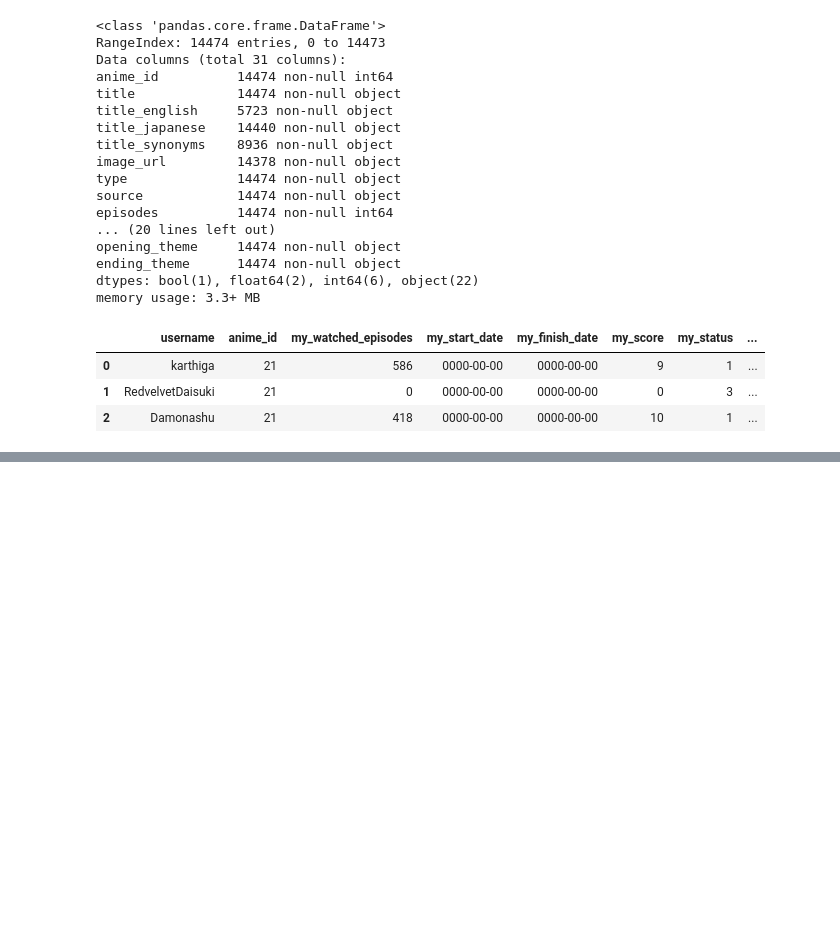
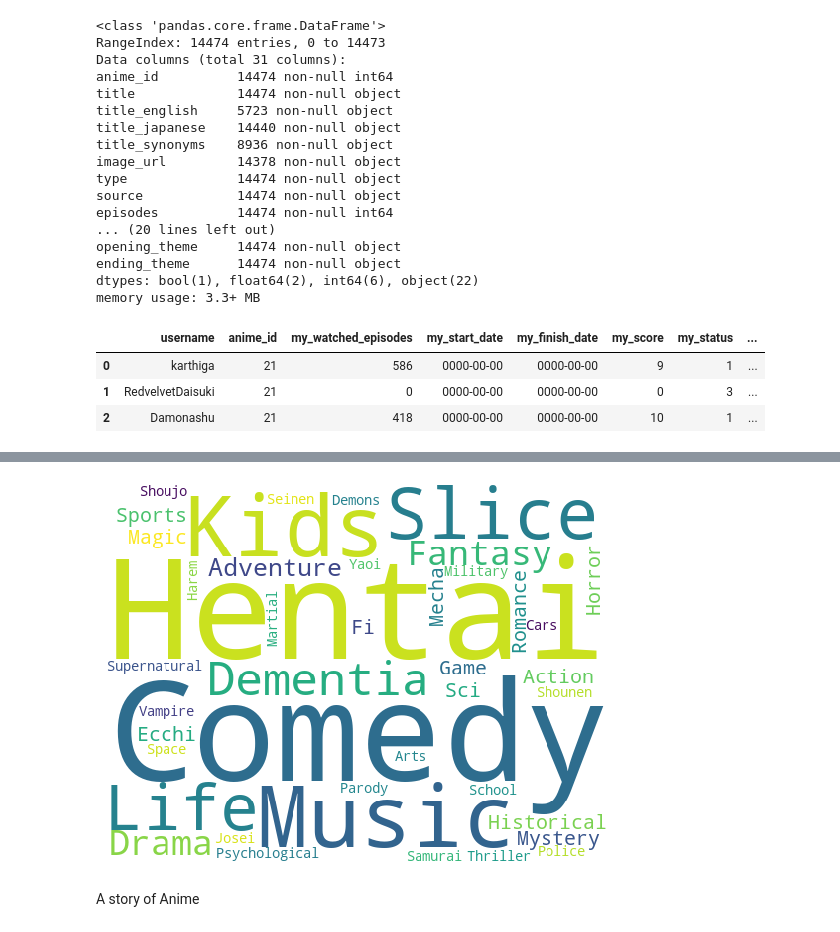
Before and after one commit to LenRenko/ML_Anime_Analyse, a Jupyter notebook: Anime_Analysis.ipynb, the cells around one changed output, grey strips where cells are left out. Saved outputs shown, nothing was run; the diff lists cells and outputs as text; code cells hidden in the pictures; blank space fills up the shorter version.

Commit message:
update anime analysis

```diff
--- a/Anime_Analysis.ipynb
+++ b/Anime_Analysis.ipynb
@@ -73,0 +78,7 @@ df_lists.head(3)
+# %%
+anime = df_anime[df_anime.genre.notnull()][['anime_id', 'title', 'type',
+                                            'source', 'score', 'scored_by', 'rank', 'popularity', 'genre']]
+users = df_users[df_users.gender.isin(['Female', 'Male'])][[
+    'username', 'gender', 'user_completed', 'user_days_spent_watching', 'birth_date']]
+ulist = df_lists[df_lists.my_status.isin([1, 2]) & df_lists.anime_id.notnull()][[
+    'username', 'anime_id', 'my_score']]
@@ -73,0 +102,11 @@ df_lists.head(3)
+# %%
+genres = anime.genre
+
+a_genre = []
+genre_split = []
+
+for i in genres.index:
+    for j in genres[i].split(', '):
+        genre_split.append(j)
+        if j not in a_genre:
+            a_genre.append(j)
@@ -73,0 +131,6 @@ df_lists.head(3)
+# %%
+mono_genre = []
+for i in genres.index:
+    mono_genre.append(genres[i].split(", ")[0])
+
+a_mono_genre = pd.Series(mono_genre).value_counts()
@@ -73,0 +154,22 @@ df_lists.head(3)
+# %%
+one_label_genre = []
+for i in genres.index:
+    if len(genres[i].split(', ')) == 1:
+        one_label_genre.append(genres[i])
+# %%
+a_onelab_count = pd.Series(one_label_genre).value_counts()
+
+plt.subplots(figsize=(14,7))
+wc = WordCloud(
+    background_color='white',
+    width=512,
+    height=384,
+
+).generate(" ".join(a_onelab_count.index.tolist()))
+plt.imshow(wc)
+plt.axis('off')
+plt.show()
+# %% [output]
+[figure, added]
+# %% [markdown]
+A story of Anime
```
Also changed, not shown: parts of 9 cells of this notebook.
